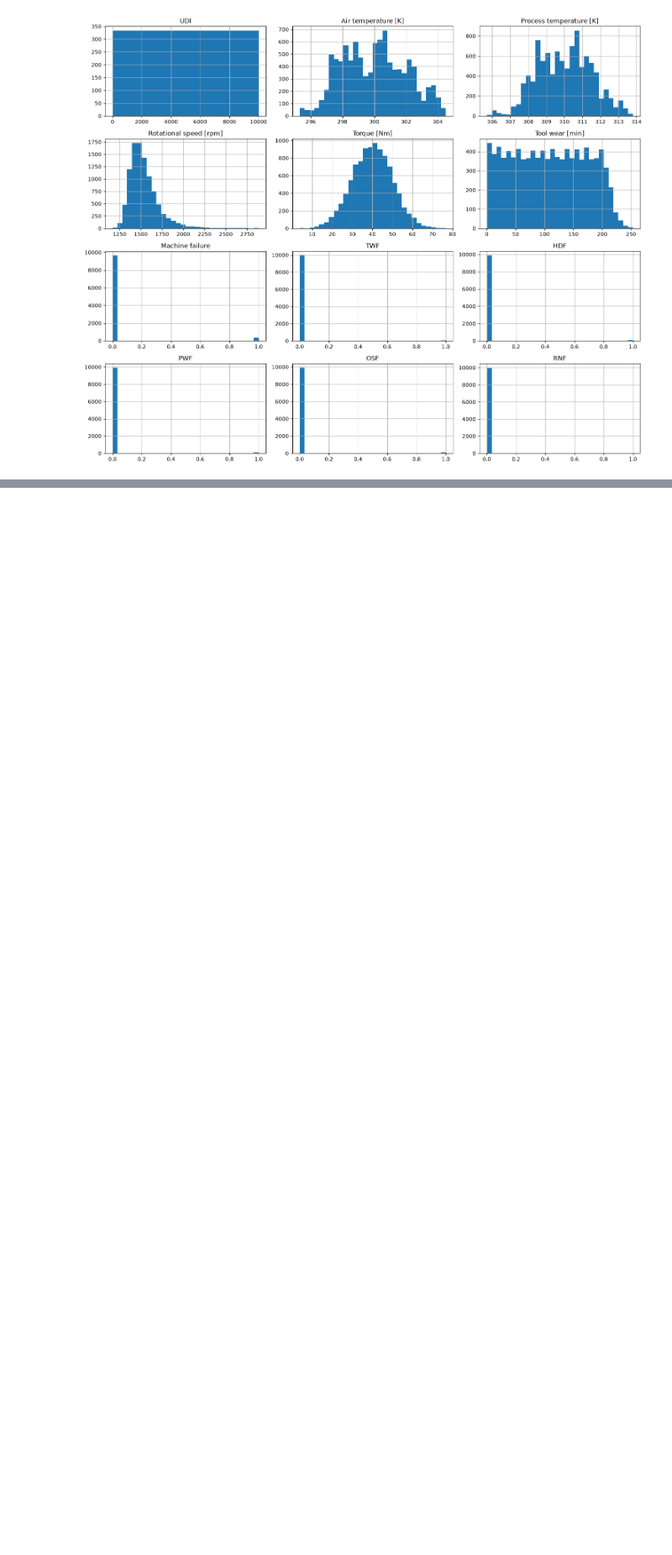
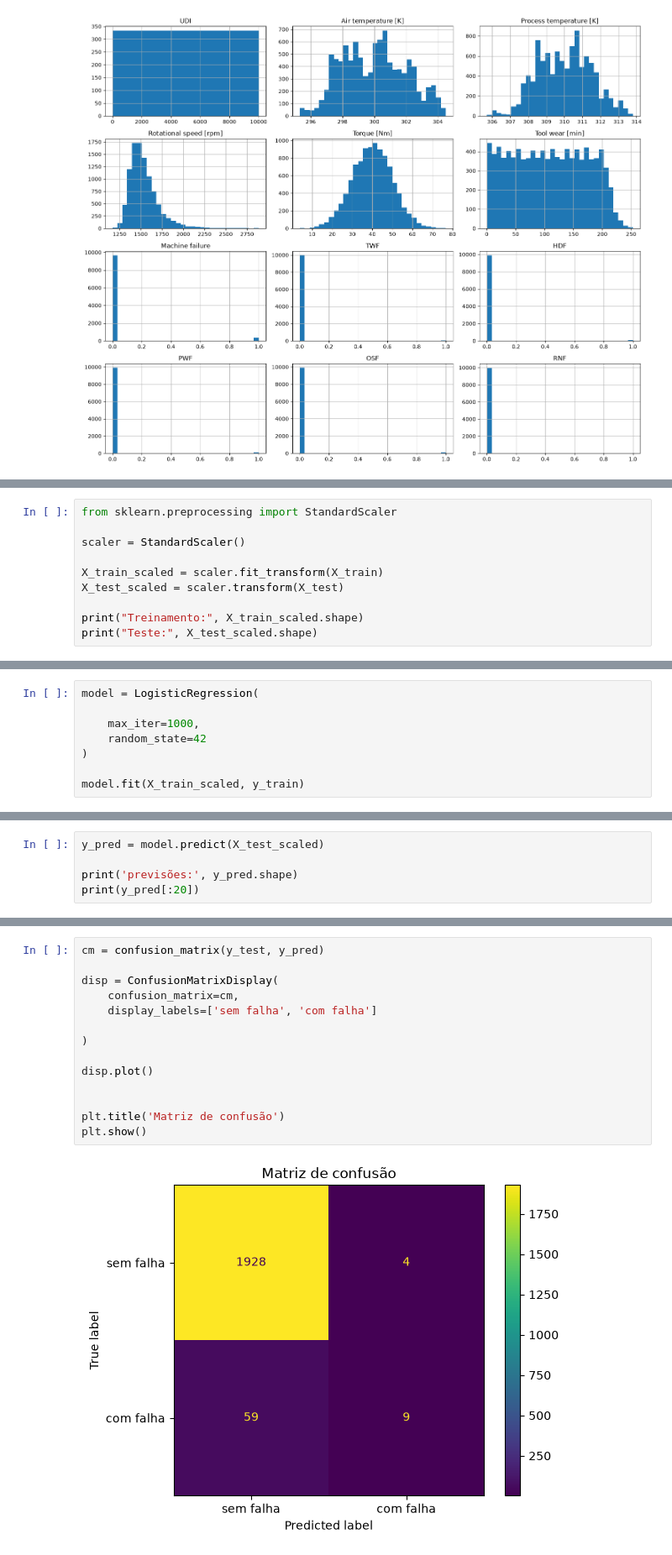
Before and after one commit to joaovitorsoska/Sistema-industrial-deteccao-anomalias, a Jupyter notebook: notebooks/EDA.ipynb, the cells around one changed output, grey strips where cells are left out. Shown at 84% size. Saved outputs shown, nothing was run; the diff lists cells and outputs as text; blank space fills up the shorter version.

Commit message:
feat: complete data analysis and baseline model

```diff
--- a/notebooks/EDA.ipynb
+++ b/notebooks/EDA.ipynb
@@ -128,0 +247,10 @@ plt.show()
+# %%
+from sklearn.preprocessing import StandardScaler
+
+scaler = StandardScaler()
+
+X_train_scaled = scaler.fit_transform(X_train)
+X_test_scaled = scaler.transform(X_test)
+
+print("Treinamento:", X_train_scaled.shape)
+print("Teste:", X_test_scaled.shape)
@@ -128,0 +260,8 @@ plt.show()
+# %%
+model = LogisticRegression(
+
+    max_iter=1000,
+    random_state=42
+)
+
+model.fit(X_train_scaled, y_train)
@@ -128,0 +270,5 @@ plt.show()
+# %%
+y_pred = model.predict(X_test_scaled)
+
+print('previsões:', y_pred.shape)
+print(y_pred[:20])
@@ -128,0 +278,16 @@ plt.show()
+# %%
+cm = confusion_matrix(y_test, y_pred)
+
+disp = ConfusionMatrixDisplay(
+    confusion_matrix=cm,
+    display_labels=['sem falha', 'com falha']
+
+)
+
+disp.plot()
+
+
+plt.title('Matriz de confusão')
+plt.show()
+# %% [output]
+[figure, added]
```
Also changed, not shown: parts of 10 cells of this notebook.
